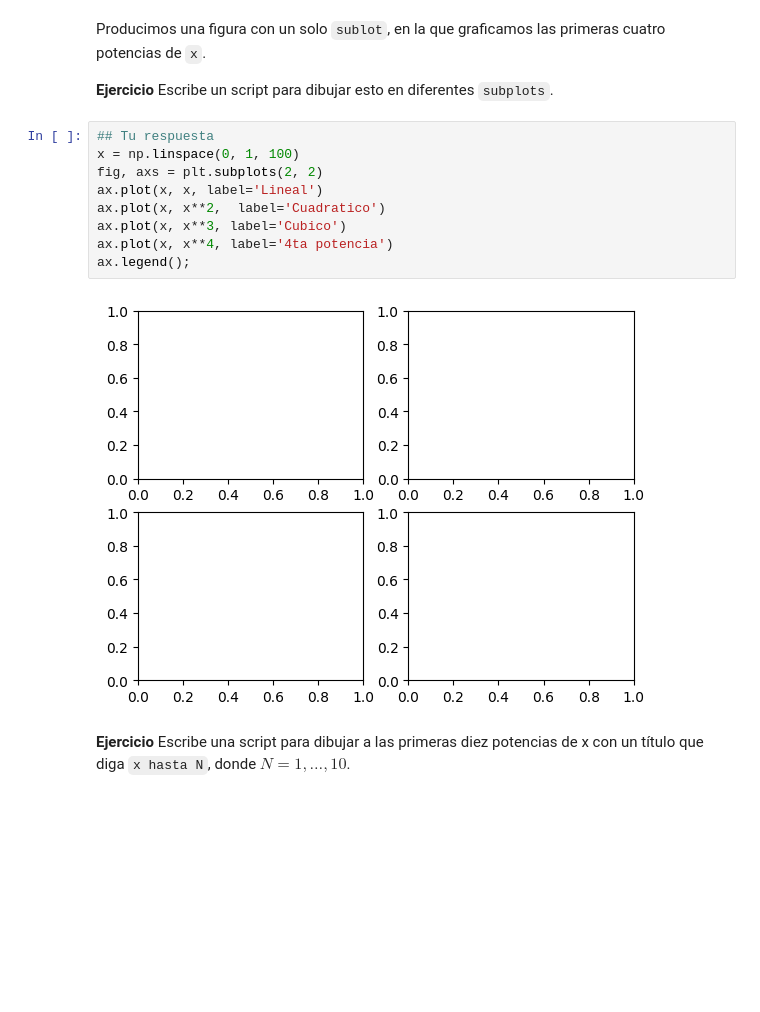
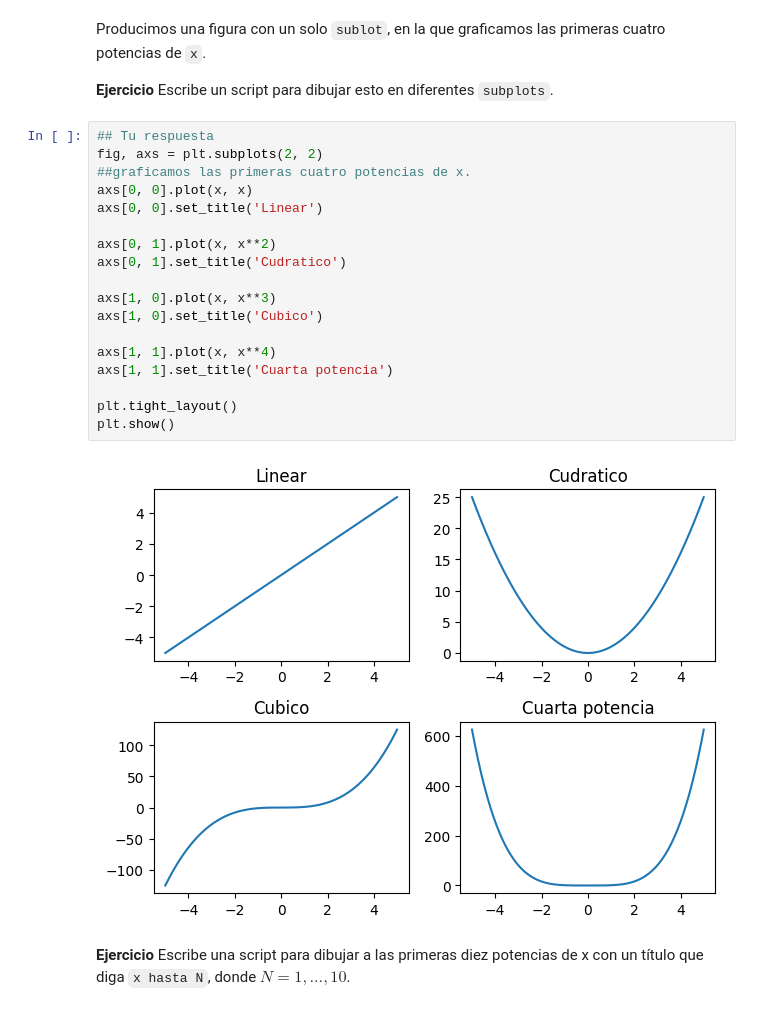
Before and after one commit to KimberlySalazarB/Actividad1, a Jupyter notebook: Matplotlib.ipynb, the cells around one changed output. Cells and saved outputs as stored; diff of their text form; blank space fills up the shorter version.

```diff
--- a/Matplotlib.ipynb
+++ b/Matplotlib.ipynb
@@ -170,15 +170,24 @@ Producimos una figura con un solo `sublot`, en la que graficamos las primeras cu
 **Ejercicio** Escribe un script para dibujar esto en diferentes `subplots`.
 # %%
 ## Tu respuesta
-x = np.linspace(0, 1, 100)
 fig, axs = plt.subplots(2, 2)
-ax.plot(x, x, label='Lineal')
-ax.plot(x, x**2,  label='Cuadratico')
-ax.plot(x, x**3, label='Cubico')
-ax.plot(x, x**4, label='4ta potencia')
-ax.legend();
+##graficamos las primeras cuatro potencias de x.
+axs[0, 0].plot(x, x)
+axs[0, 0].set_title('Linear')
+
+axs[0, 1].plot(x, x**2)
+axs[0, 1].set_title('Cudratico')
+
+axs[1, 0].plot(x, x**3)
+axs[1, 0].set_title('Cubico')
+
+axs[1, 1].plot(x, x**4)
+axs[1, 1].set_title('Cuarta potencia')
+
+plt.tight_layout()
+plt.show()
 # %% [output]
-[figure, old version]
+[figure, new version]
 # %% [markdown]
 **Ejercicio**  Escribe una script para dibujar  a las primeras diez potencias de x con un título que diga `x hasta N`, donde $N =1, \dots, 10$.
 # %%
```
Also changed, not shown: parts of 18 cells of this notebook.
